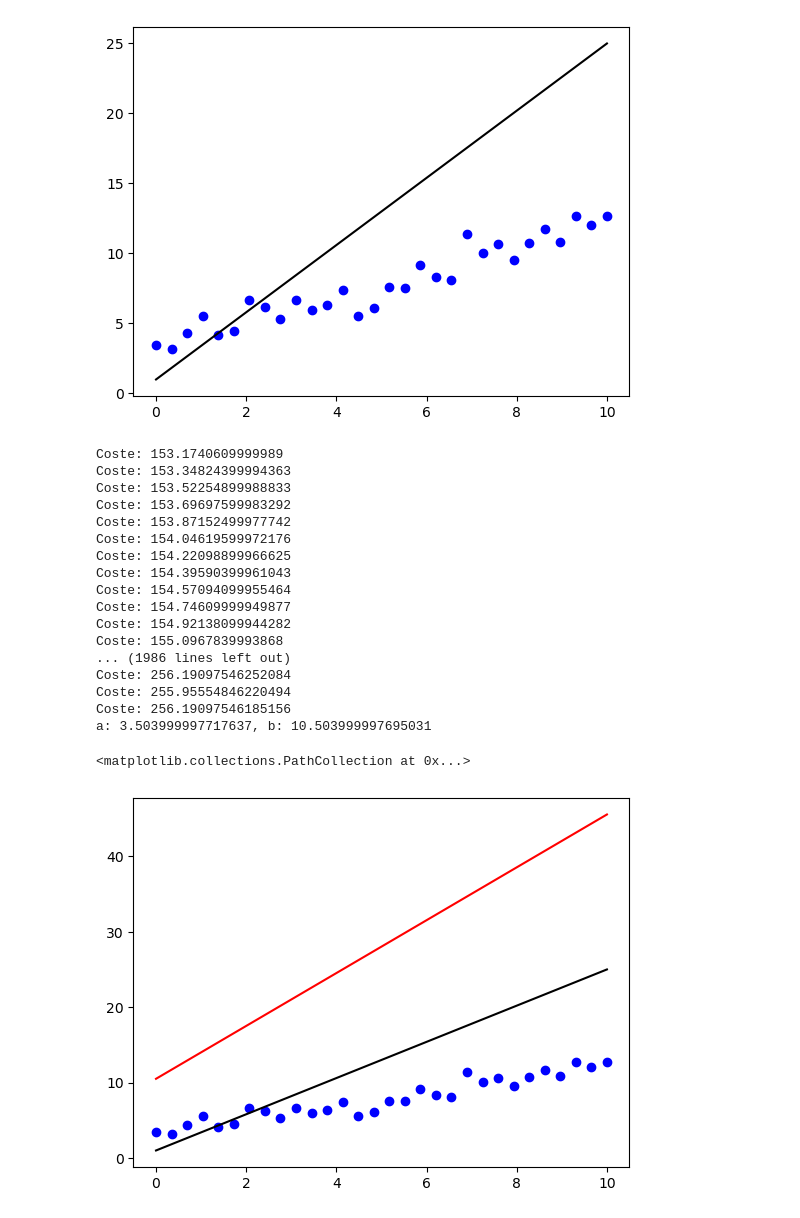
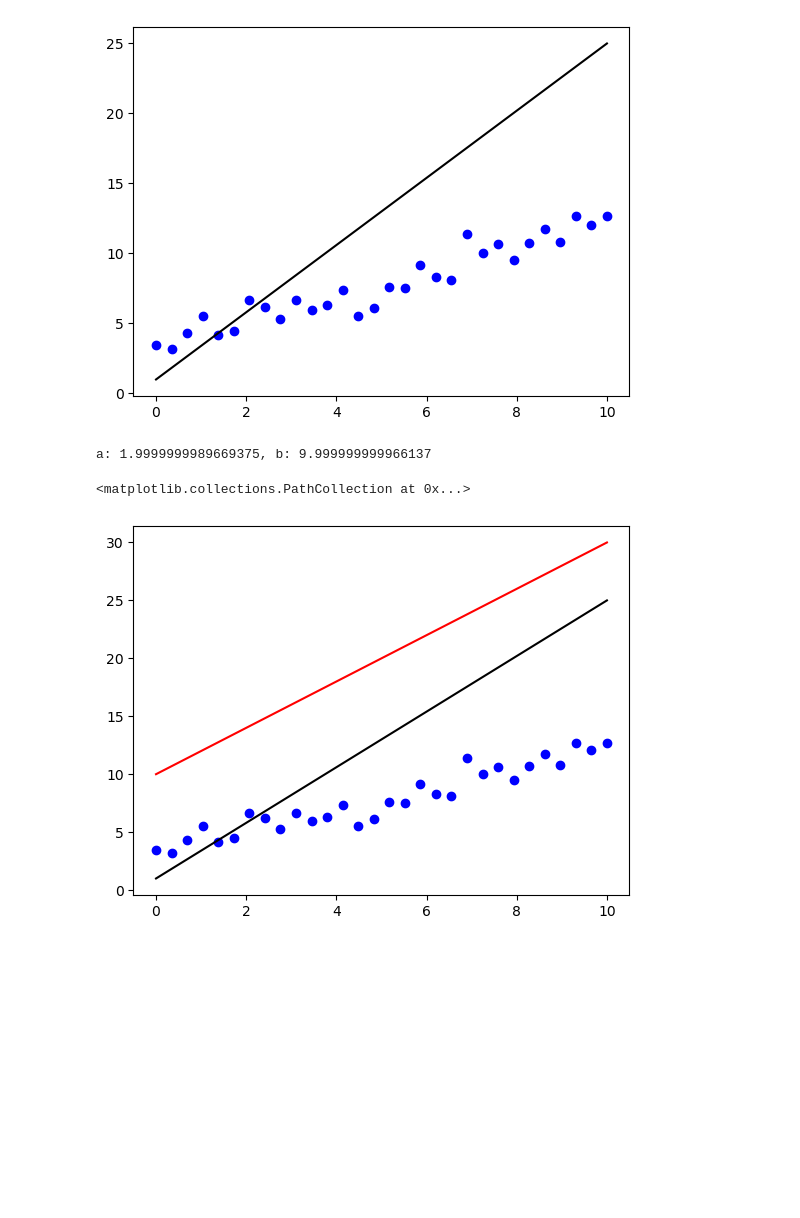
Before and after one commit to braiso-22/pruebasPyplot, a Jupyter notebook: regresion.ipynb, the cells around one changed output. Drawn from its saved outputs; the diff is of its cells as text; code cells hidden in the pictures; blank space fills up the shorter version.

```diff
--- a/regresion.ipynb
+++ b/regresion.ipynb
@@ -76,50 +76,49 @@ plt.scatter(x_array, y_array, color='blue')
 <matplotlib.collections.PathCollection at 0x...>
 [figure]
 # %%
-learning_rate = 0.001
+learning_rate = 0.0001
 
 coste1 = 1
 def derivada(n1,n2):
-    n1_fin = n1 + 0.00001
-    n2_fin = n2 + 0.00001
+    n1_fin = n1 + 0.000001
+    n2_fin = n2 + 0.000001
     derivada = (n2_fin-n2)/ (n1_fin-n1)
-    if derivada > 1:
-        derivada *= -1
+    return derivada
 
+def derivada_a_real(n1,n2):
+    derivada = 2 * error(n1,n2)
+    derivada *=n1
+    derivada = derivada.mean()
     return derivada
-a=3
+def derivada_b_real(n1,n2):
+    derivada = 2 * error(n1,n2)
+    derivada = derivada.mean()
+    return derivada
+
+
+a=2
 b=10
-costeinicial= 154
-for i in range(2000):
-    a  +=learning_rate * derivada(coste1, a)
-    b  +=learning_rate * derivada(coste1, b)
+
+
+costeinicial = 200
+signo = 1
+for i in range(90000):
+    a  -= learning_rate * derivada(coste1, a) * signo
+    b  -= learning_rate * derivada(coste1, b) * signo
     coste1 = coste(linea,a,b)
-    print(f"Coste: {coste1}")
-    if i == 1500:
-        print()
+    if(coste1>costeinicial):
+        signo = -1
+    else:
+        signo = 1
+    costeinicial = coste1
+
 
 print(f"a: {a}, b: {b}")
 linea = predice_y(np.array([0,10]), a, b)
 plt.plot([0,10],linea,color='red')
 plt.plot(linea_x, linea_y, color='black')
 plt.scatter(x_array, y_array, color='blue')
 # %% [output]
-Coste: 153.1740609999989
-Coste: 153.34824399994363
-Coste: 153.52254899988833
-Coste: 153.69697599983292
-Coste: 153.87152499977742
-Coste: 154.04619599972176
-Coste: 154.22098899966625
-Coste: 154.39590399961043
-Coste: 154.57094099955464
-Coste: 154.74609999949877
-Coste: 154.92138099944282
-Coste: 155.0967839993868
-... (1986 lines left out)
-Coste: 256.19097546252084
-Coste: 255.95554846220494
-Coste: 256.19097546185156
-a: 3.503999997717637, b: 10.503999997695031
+a: 1.9999999989669375, b: 9.999999999966137
 <matplotlib.collections.PathCollection at 0x...>
-[figure, old version]
+[figure, new version]
```
